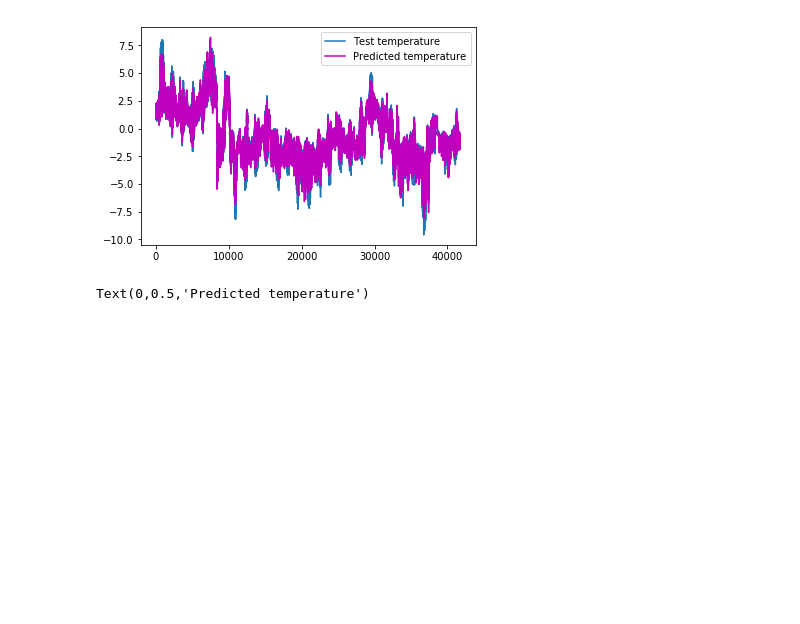
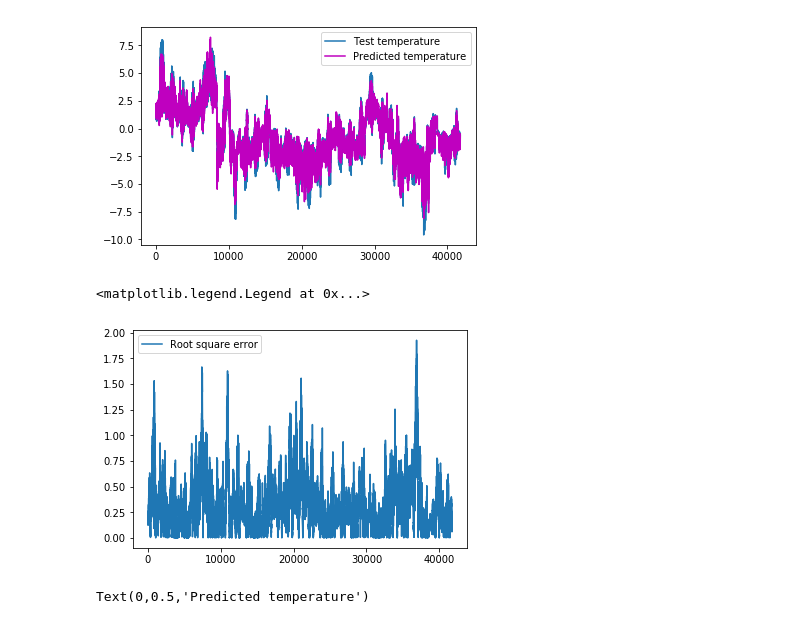
Before and after one commit to par15/metoffice_mini_project, a Jupyter notebook: Miniproject.ipynb, the cells around one changed output. Cells and saved outputs as stored; diff of their text form; code cells hidden in the pictures; blank space fills up the shorter version.

```diff
--- a/Miniproject.ipynb
+++ b/Miniproject.ipynb
@@ -33,3 +67,5 @@ pressure_train =  np.array(traindata['Ydes'])
 pressure_test = np.array(testdata['Ydes'])
 wind_train =  np.array(traindata['Sdes'])
 wind_test = np.array(testdata['Sdes'])
+
+predictors_train=np.stack((humidity_train,pressure_train,wind_train),axis=1)
@@ -41,11 +86,13 @@ temperature_test = np.array(testdata['Y'])
 # Create linear regression object
 regr = linear_model.LinearRegression()
 
+
+
 # Train the model using the training sets
-regr.fit(np.stack((humidity_train,pressure_train,wind_train),axis=1),temperature_train)
+regr.fit(predictors_train,temperature_train)
 
 # Make predictions using the testing set
-temperature_pred = regr.predict(np.stack((humidity_test,pressure_test,wind_test),axis=1))
+temperature_pred = regr.predict(predictors_train,axis=1))
 
 # The coefficients.
 print('Coefficients: \n', regr.coef_)
@@ -66,6 +113,12 @@ plt.legend()
 # %% [output]
 <matplotlib.legend.Legend at 0x...>
 [figure]
+# %%
+plt.plot(np.sqrt((temperature_test-temperature_pred)**2),label='Root square error')
+plt.legend()
+# %% [output]
+<matplotlib.legend.Legend at 0x...>
+[figure, added]
 # %%
 plt.scatter(temperature_test,temperature_pred)
 plt.xlabel('Test temperature')
```
Also changed, not shown: parts of 8 cells of this notebook.
